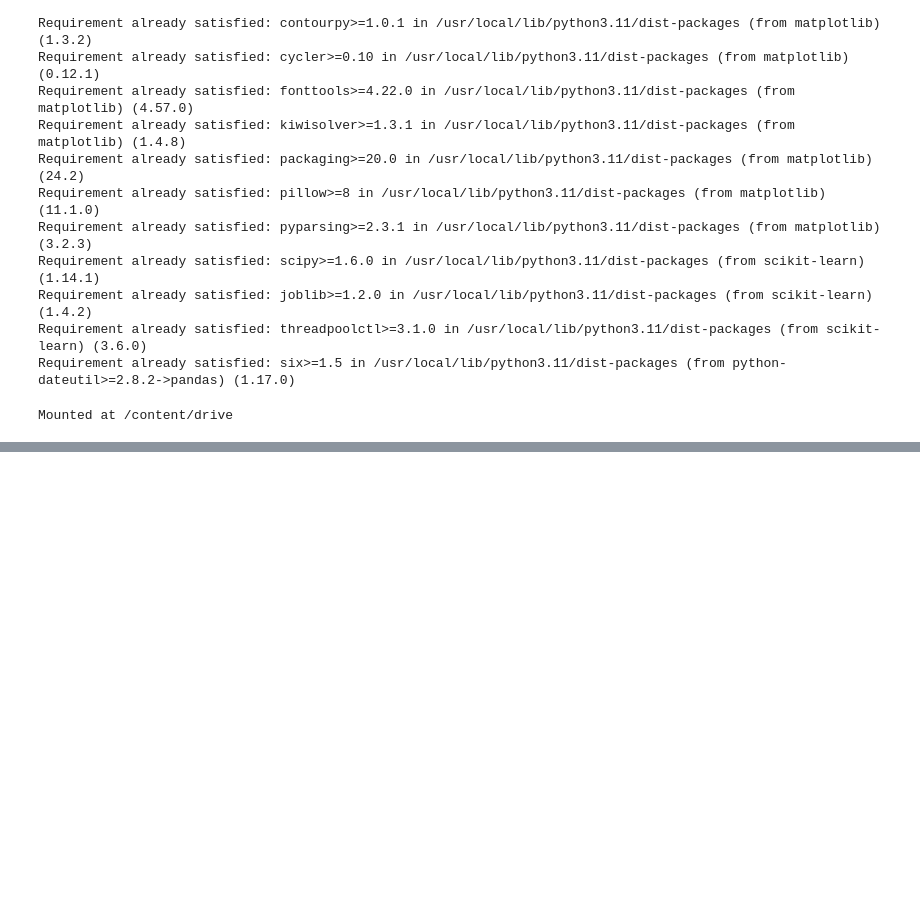
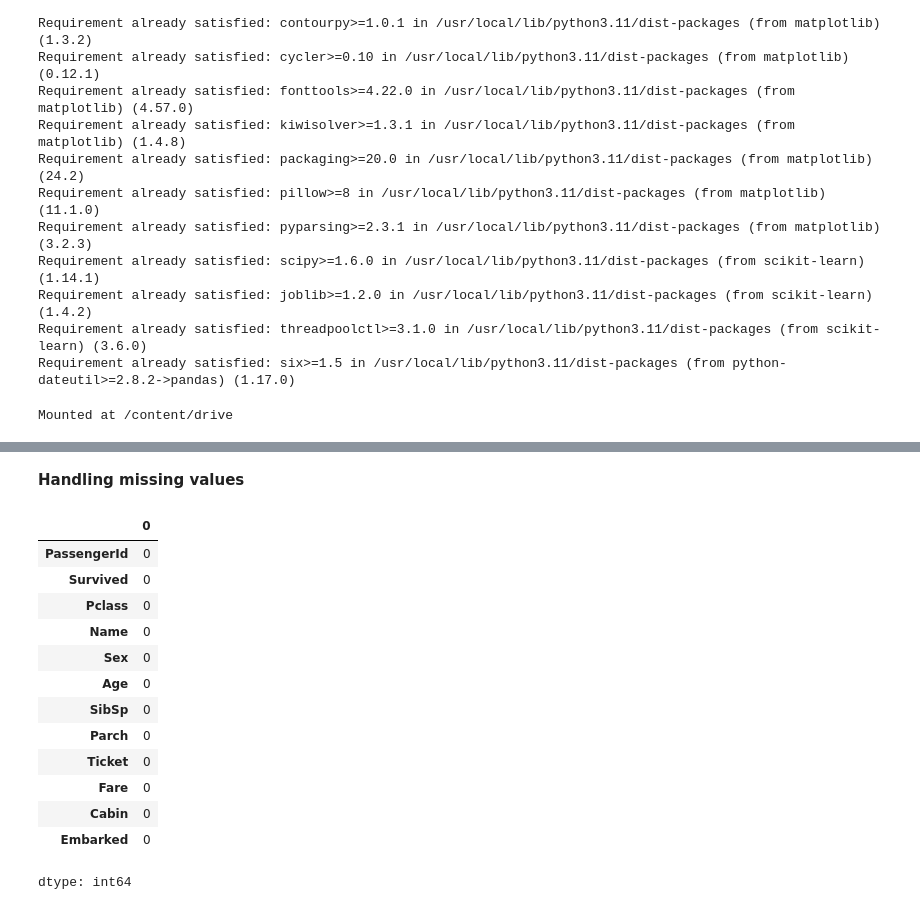
Before and after one commit to Thuan-ML/Titanic-feature-engineering, a Jupyter notebook: untitled5.ipynb, the cells around one changed output, grey strips where cells are left out. Saved outputs shown, nothing was run; the diff lists cells and outputs as text; code cells hidden in the pictures; blank space fills up the shorter version.

```diff
--- a/untitled5.ipynb
+++ b/untitled5.ipynb
@@ -37,0 +107,23 @@ test_data = pd.read_csv('/content/drive/My Drive/Titanic-feature-engineering/dat
+# %% [markdown]
+**Handling missing values**
+# %%
+train_data['Age'] = train_data['Age'].fillna(train_data['Age'].median())
+train_data['Cabin'] = train_data['Cabin'].fillna('Unknown')
+train_data['Embarked'] = train_data['Embarked'].fillna(train_data['Embarked'].mode()[0])
+
+train_data.isnull().sum()
+# %% [output]
+|  | 0 |
+| PassengerId | 0 |
+| Survived | 0 |
+| Pclass | 0 |
+| Name | 0 |
+| Sex | 0 |
+| Age | 0 |
+| SibSp | 0 |
+| Parch | 0 |
+| Ticket | 0 |
+| Fare | 0 |
+| Cabin | 0 |
+| Embarked | 0 |
+dtype: int64
```
Also changed, not shown: parts of 8 cells of this notebook.
